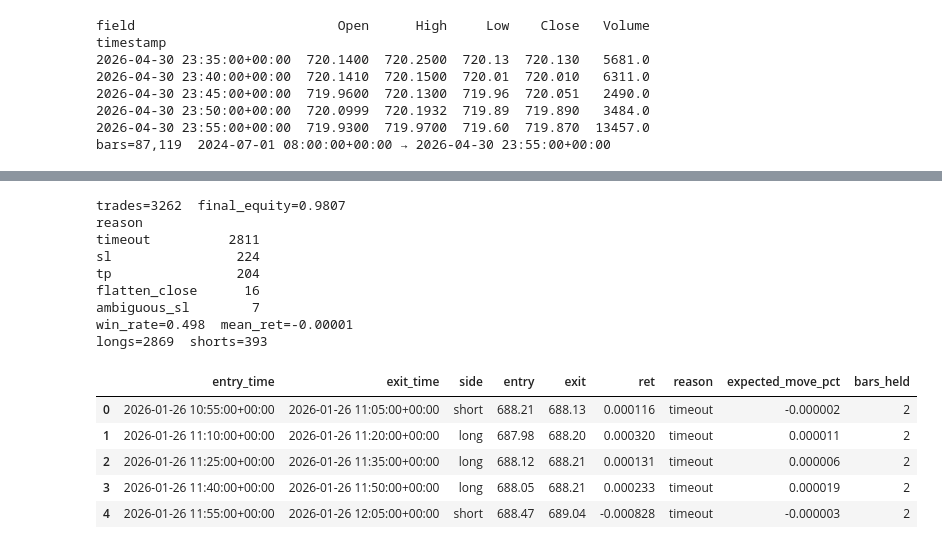
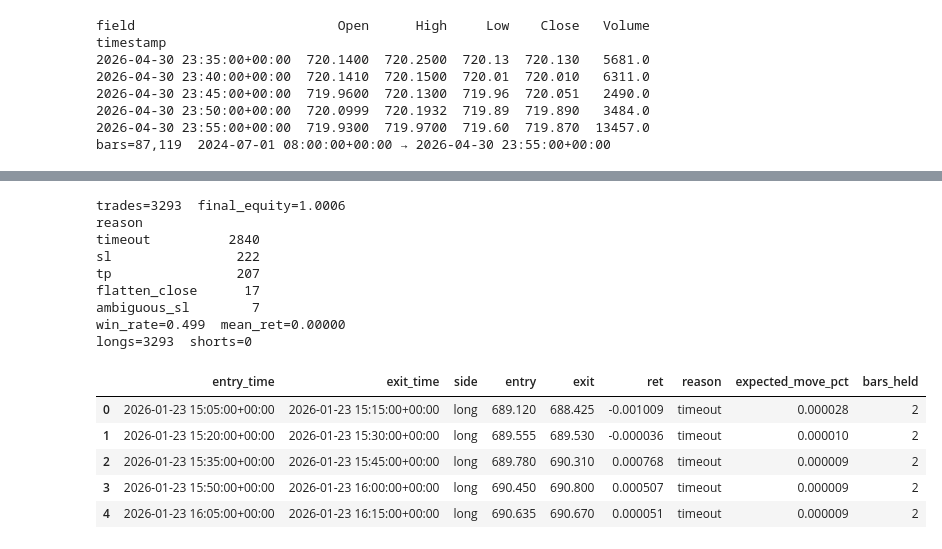
Before and after one commit to Code-For-3/Trading-for-Dummies, a Jupyter notebook: models/lstm.ipynb, the cells around one changed output, grey strips where cells are left out. Cells and saved outputs as stored; diff of their text form; code cells hidden in the pictures.

Commit message:
Enhance LSTM model with new configurations and results. Updated model and scaler files, improved ranking metrics, and added detailed markdown documentation for model performance and parameters.

```diff
--- a/models/lstm.ipynb
+++ b/models/lstm.ipynb
@@ -236,23 +315,34 @@ Model: "sequential"
 callbacks = [
     EarlyStopping(
         monitor="val_loss",
+        mode="min",
         patience=PATIENCE,
         restore_best_weights=True,
+    ),
+    ReduceLROnPlateau(
+        monitor="val_loss",
+        mode="min",
+        factor=0.5,
+        patience=5,
+        min_lr=1e-6,
+        verbose=1,
     ),
     ModelCheckpoint(
         filepath=str(MODEL_PATH),
         monitor="val_loss",
+        mode="min",
         save_best_only=True,
     ),
 ]
 
 history = model.fit(
-    X_train_s,
-    y_train_s,
-    validation_data=(X_val_s, y_val_s),
+    X_train_fit,
+    y_train_fit,
+    sample_weight=w_train,
+    validation_data=(X_val_fit, y_val_fit),
     epochs=EPOCHS,
     batch_size=BATCH_SIZE,
-    shuffle=False,
+    shuffle=True,
     callbacks=callbacks,
     verbose=2,
 )
@@ -287,7 +381,7 @@ Price-level MAPE on SPY can look excellent while 8-bar **direction** is still no
 # %%
 def evaluate_split(name: str, X_s: np.ndarray, y_true_log: np.ndarray, t_idx: np.ndarray):
-    y_hat_s = model.predict(X_s, verbose=0).ravel()
-    pred_log = invert_log_return(y_hat_s)
+    pred_s = model.predict(X_s, verbose=0).ravel()
+    pred_log = target_scaler.inverse_transform(pred_s.reshape(-1, 1)).ravel()
     c_t = closes[t_idx]
     c_true = c_t * np.exp(y_true_log)
     c_pred = c_t * np.exp(pred_log)
@@ -297,9 +391,11 @@ def evaluate_split(name: str, X_s: np.ndarray, y_true_log: np.ndarray, t_idx: np
     mae = float(mean_absolute_error(c_true, c_pred))
     mape = float(mean_absolute_percentage_error(c_true, c_pred))
     dir_acc = float(np.mean(np.sign(pred_log) == np.sign(y_true_log)))
+    conf = np.abs(move_pct) > 0.0001
+    dir_acc_conf = float(np.mean(np.sign(pred_log[conf]) == np.sign(y_true_log[conf]))) if conf.any() else float("nan")
     print(
         f"{name}: RMSE={rmse:.4f}  MAE={mae:.4f}  MAPE={mape:.4%}  "
-        f"dir_acc={dir_acc:.3f}  mean_pred_log={pred_log.mean():.6f}"
+        f"dir_acc={dir_acc:.3f}  dir_acc_conf={dir_acc_conf:.3f} (n={int(conf.sum())})"
     )
     return {
         "pred_log": pred_log,
@@ -369,8 +459,10 @@ Default `min_expected_move_pct = 0` trades almost every non-zero prediction. One
 # %%
-def signal_from_move(expected_move_pct: float, min_move: float = 0.0, direction: str = "both") -> int:
-    if expected_move_pct > min_move and direction in ("long_only", "both"):
+def signal_from_move(move_pct: float, min_move: float, direction: str = "both") -> int:
+    if abs(move_pct) < min_move:
+        return 0
+    if move_pct > 0 and direction in ("long_only", "both"):
         return 1
-    if expected_move_pct < -min_move and direction in ("short_only", "both"):
+    if move_pct < 0 and direction in ("short_only", "both"):
         return -1
     return 0
 
@@ -438,50 +530,50 @@ for i in range(start_i, end_i + 1):
                     "expected_move_pct": expected_at_entry,
                     "bars_held": i - entry_i,
                 }
             )
             in_pos = False
             side = 0
         curve.append((ts, equity))
         continue
 
-    move = pred_by_t.get(i)
-    if move is None:
+    packed = pred_by_t.get(i)
+    if packed is None:
         curve.append((ts, equity))
         continue
-
-    sig = signal_from_move(move, MIN_EXPECTED_MOVE_PCT, DIRECTION)
+    move_pct = packed
+    sig = signal_from_move(move_pct, MIN_EXPECTED_MOVE_PCT, DIRECTION)
     if sig != 0 and not is_flatten_bar(ts):
         in_pos = True
         side = sig
         entry_price = close
         entry_i = i
-        expected_at_entry = move
+        expected_at_entry = float(move_pct)
 
     curve.append((ts, equity))
 
 trades_df = pd.DataFrame(trades)
 print(f"trades={len(trades_df)}  final_equity={equity:.4f}")
 if len(trades_df):
     print(trades_df["reason"].value_counts().to_string())
     print(f"win_rate={(trades_df['ret'] > 0).mean():.3f}  mean_ret={trades_df['ret'].mean():.5f}")
     print(f"longs={(trades_df['side']=='long').sum()}  shorts={(trades_df['side']=='short').sum()}")
     display(trades_df.head())
 # %% [output]
-trades=3262  final_equity=0.9807
+trades=3293  final_equity=1.0006
 reason
-timeout          2811
-sl                224
-tp                204
-flatten_close      16
+timeout          2840
+sl                222
+tp                207
+flatten_close      17
 ambiguous_sl        7
-win_rate=0.498  mean_ret=-0.00001
-longs=2869  shorts=393
+win_rate=0.499  mean_ret=0.00000
+longs=3293  shorts=0
 |  | entry_time | exit_time | side | entry | exit | ret | reason | expected_move_pct | bars_held |
-| 0 | 2026-01-26 10:55:00+00:00 | 2026-01-26 11:05:00+00:00 | short | 688.21 | 688.13 | 0.000116 | timeout | -0.000002 | 2 |
-| 1 | 2026-01-26 11:10:00+00:00 | 2026-01-26 11:20:00+00:00 | long | 687.98 | 688.20 | 0.000320 | timeout | 0.000011 | 2 |
-| 2 | 2026-01-26 11:25:00+00:00 | 2026-01-26 11:35:00+00:00 | long | 688.12 | 688.21 | 0.000131 | timeout | 0.000006 | 2 |
-| 3 | 2026-01-26 11:40:00+00:00 | 2026-01-26 11:50:00+00:00 | long | 688.05 | 688.21 | 0.000233 | timeout | 0.000019 | 2 |
-| 4 | 2026-01-26 11:55:00+00:00 | 2026-01-26 12:05:00+00:00 | short | 688.47 | 689.04 | -0.000828 | timeout | -0.000003 | 2 |
+| 0 | 2026-01-23 15:05:00+00:00 | 2026-01-23 15:15:00+00:00 | long | 689.120 | 688.425 | -0.001009 | timeout | 0.000028 | 2 |
+| 1 | 2026-01-23 15:20:00+00:00 | 2026-01-23 15:30:00+00:00 | long | 689.555 | 689.530 | -0.000036 | timeout | 0.000010 | 2 |
+| 2 | 2026-01-23 15:35:00+00:00 | 2026-01-23 15:45:00+00:00 | long | 689.780 | 690.310 | 0.000768 | timeout | 0.000009 | 2 |
+| 3 | 2026-01-23 15:50:00+00:00 | 2026-01-23 16:00:00+00:00 | long | 690.450 | 690.800 | 0.000507 | timeout | 0.000009 | 2 |
+| 4 | 2026-01-23 16:05:00+00:00 | 2026-01-23 16:15:00+00:00 | long | 690.635 | 690.670 | 0.000051 | timeout | 0.000009 | 2 |
 # %%
 if curve:
     eq = pd.Series({t: e for t, e in curve})
```
Also changed, not shown: parts of 15 cells of this notebook, 4 other files.
